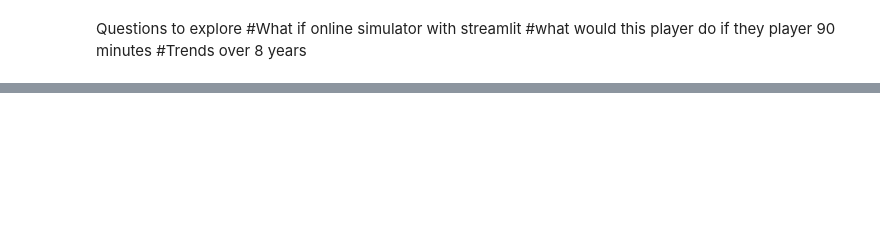
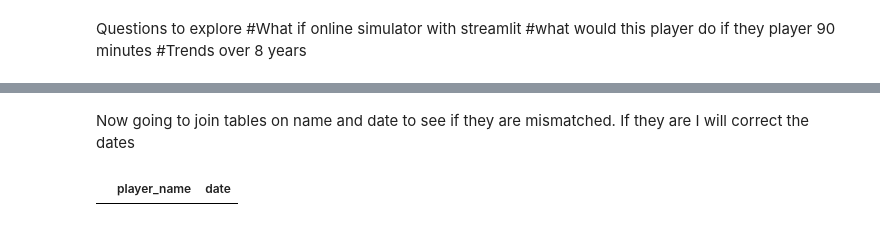
Before and after one commit to JonathonClegg/FPL_points_prediction, a Jupyter notebook: Final_Project.ipynb, the cells around one changed output, grey strips where cells are left out. Cells and saved outputs as stored; diff of their text form; code cells hidden in the pictures; blank space fills up the shorter version.

```diff
--- a/Final_Project.ipynb
+++ b/Final_Project.ipynb
@@ -433,0 +246,15 @@ PL = data_538[data_538['league'] == 'Barclays Premier League']
+# %% [markdown]
+Now going to join tables on name and date to see if they are mismatched.
+If they are I will correct the dates
+# %%
+#Merge tables on name and date
+#First re name name as player_name in FPL table
+
+# merge the tables on player_name and date
+merged_table = pd.merge(df_full_FPL_test, df_all_test, on=['player_name', 'date'], how='outer', indicator=True)
+
+# display the rows that didn't match
+unmatched_rows = merged_table[merged_table['_merge'] != 'both']
+unmatched_rows[["player_name", "date"]]
+# %% [output]
+|  | player_name | date |
```
Also changed, not shown: parts of 33 cells of this notebook, 15 other files.
